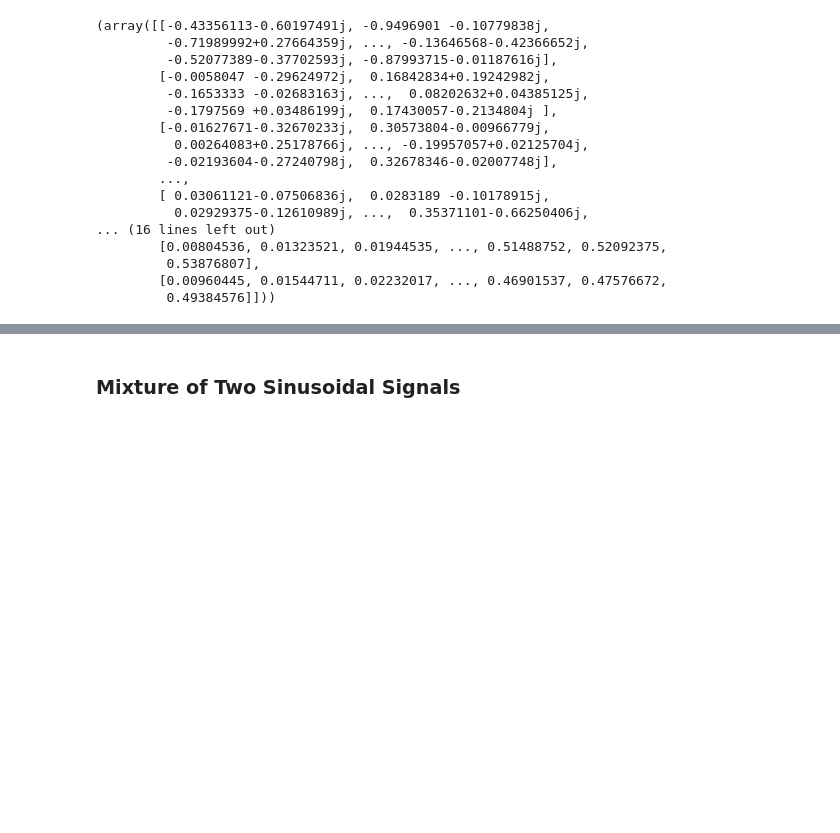
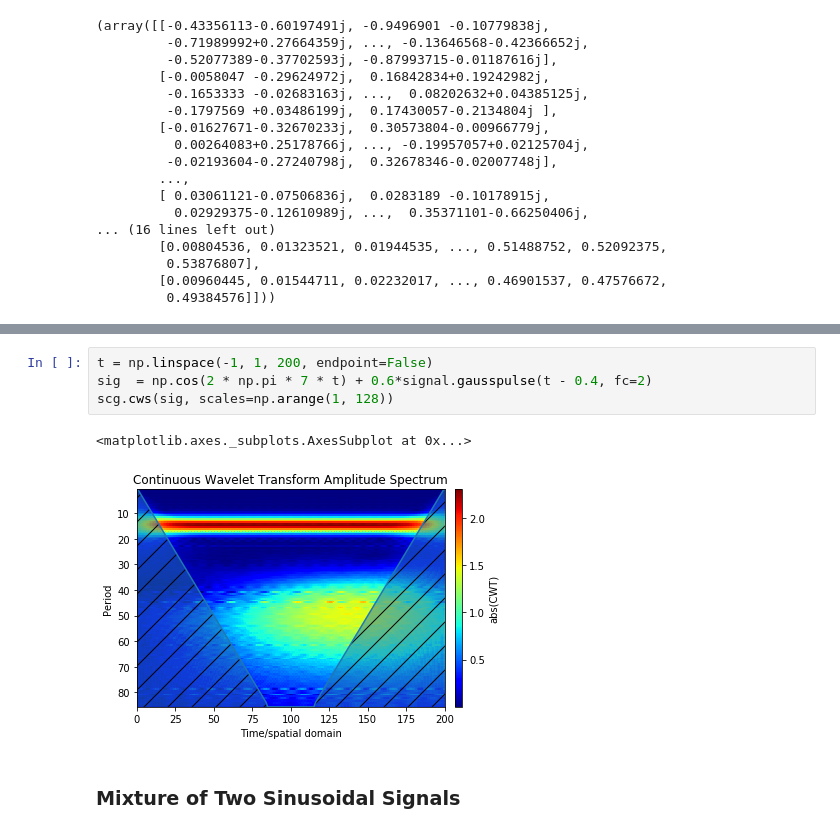
Before and after one commit to jimmyhu4/time-series-intro, a Jupyter notebook: spectrum_analysis.ipynb, the cells around one changed output, grey strips where cells are left out. Saved outputs shown, nothing was run; the diff lists cells and outputs as text; blank space fills up the shorter version.

Commit message:
add scaleogram package

```diff
--- a/spectrum_analysis.ipynb
+++ b/spectrum_analysis.ipynb
@@ -135,3 +156,10 @@ ts_wavelet(sig)
+# %%
+t = np.linspace(-1, 1, 200, endpoint=False)
+sig  = np.cos(2 * np.pi * 7 * t) + 0.6*signal.gausspulse(t - 0.4, fc=2)
+scg.cws(sig, scales=np.arange(1, 128))
+# %% [output]
+<matplotlib.axes._subplots.AxesSubplot at 0x...>
+[figure, added]
 # %% [markdown]
 ### Mixture of Two Sinusoidal Signals
 # %%
```
Also changed, not shown: parts of 3 cells of this notebook.
